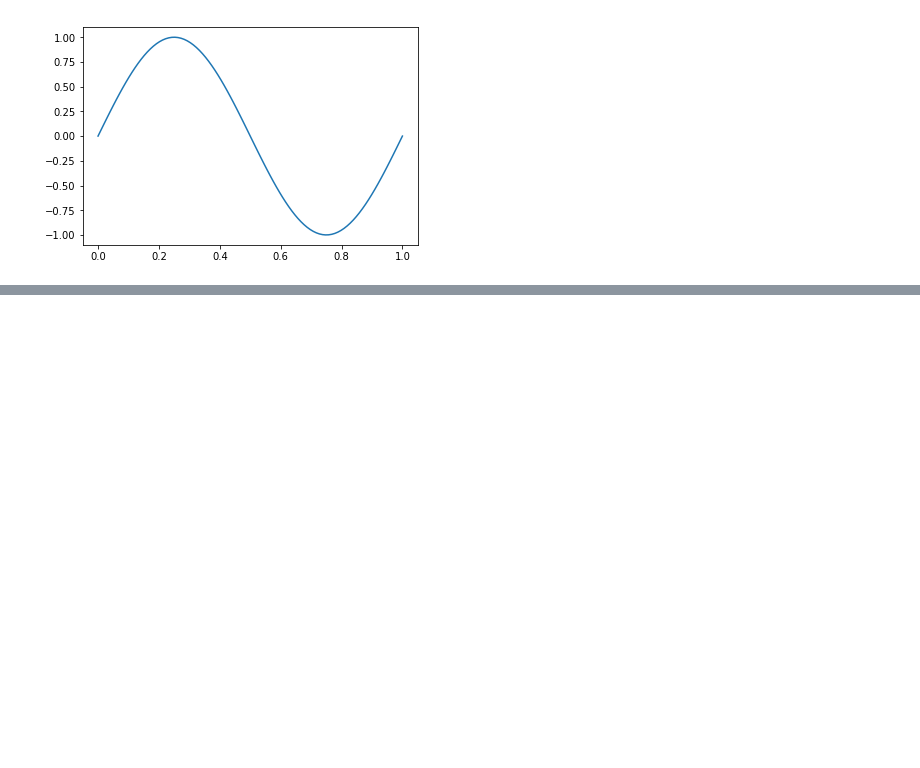
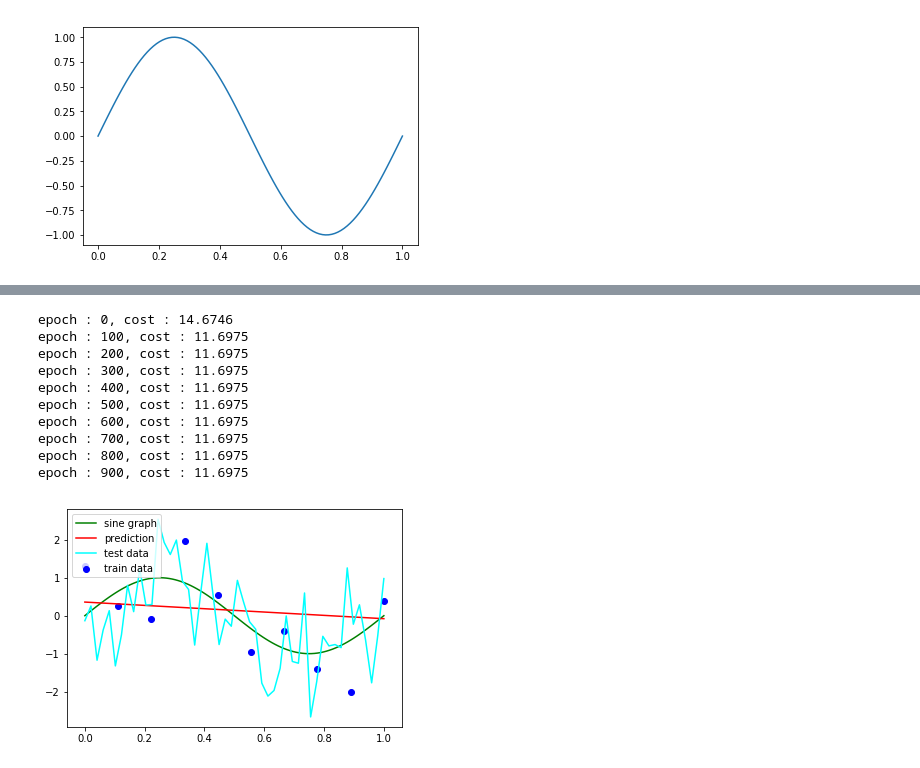
Before and after one commit to onaries/gist_ml, a Jupyter notebook: HW#1-1.ipynb, the cells around one changed output, grey strips where cells are left out. Saved outputs shown, nothing was run; the diff lists cells and outputs as text; code cells hidden in the pictures; blank space fills up the shorter version.

```diff
--- a/HW#1-1.ipynb
+++ b/HW#1-1.ipynb
@@ -9,6 +9,12 @@ num = 10
 num_coeffs = 1
 epochs = 1000
 learning_rate = 0.2
+# %%
+# cost 저장
+
+n10_test_cost = []
+n20_test_cost = []
+n100_test_cost = []
 # %%
 # 정상적인 sin(2πx)의 그래프
 
@@ -901,0 +56,58 @@ plt.show()
+# %%
+num = 10
+num_coeffs = 1
+
+X = tf.placeholder(tf.float32)
+Y = tf.placeholder(tf.float32)
+Y_pred = tf.Variable(tf.random_normal([1]), name='bias')
+for i in range(1, num_coeffs + 1):
+    W = tf.Variable(tf.random_normal([1]), name='weight_%d' % i)
+    Y_pred = tf.add(tf.multiply(tf.pow(X, i), W), Y_pred)
+
+# cost 함수
+cost = tf.reduce_sum(tf.pow(Y_pred - Y, 2))
+
+# optimizer
+optimizer = tf.train.GradientDescentOptimizer(learning_rate).minimize(cost)
+
+# 변수 초기화
+init = tf.global_variables_initializer()
+
+# 세션 시작
+with tf.Session() as sess:
+
+    # 초기화 실행
+    sess.run(init)
+
+    for epoch in range(epochs):
+        for (x, y) in zip(train_x, train_y):
+            sess.run(optimizer, feed_dict={X:x, Y:y})
+
+        if epoch % 100 == 0:
+            c = sess.run(cost, feed_dict={X:train_x, Y:train_y})
+            print("epoch : " + str(epoch) + ", cost : " + str(c))
+
+    plt.scatter(train_x, train_y, color="blue", label='train data')
+    #fig, ax = plt.subplots()
+    plt.plot(sinx, siny, color='green', label='sine graph')
+    plt.plot(train_x, Y_pred.eval(feed_dict={X:train_x}, session=sess), color='red', label='prediction')
+
+    # test 데이터
+    n10_test_cost.append(sess.run(cost, feed_dict={X:test_x, Y:test_y}))
+    plt.plot(test_x, test_y, color='cyan', label='test data')
+
+    plt.legend(loc=2)
+    # 그래프 출력
+    plt.show()
+# %% [output]
+epoch : 0, cost : 14.6746
+epoch : 100, cost : 11.6975
+epoch : 200, cost : 11.6975
+epoch : 300, cost : 11.6975
+epoch : 400, cost : 11.6975
+epoch : 500, cost : 11.6975
+epoch : 600, cost : 11.6975
+epoch : 700, cost : 11.6975
+epoch : 800, cost : 11.6975
+epoch : 900, cost : 11.6975
+[figure, added]
```
Also changed, not shown: parts of 37 cells of this notebook.
